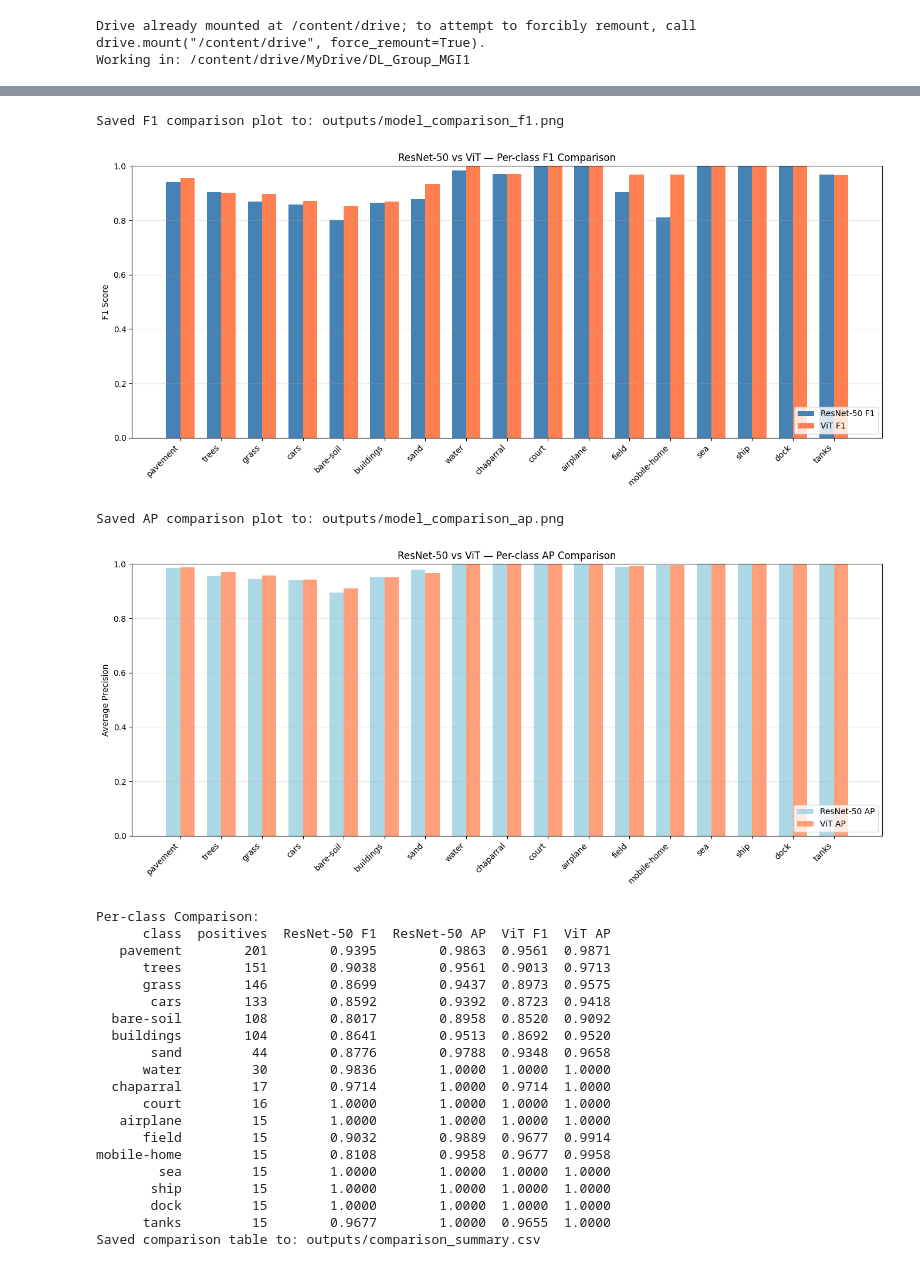
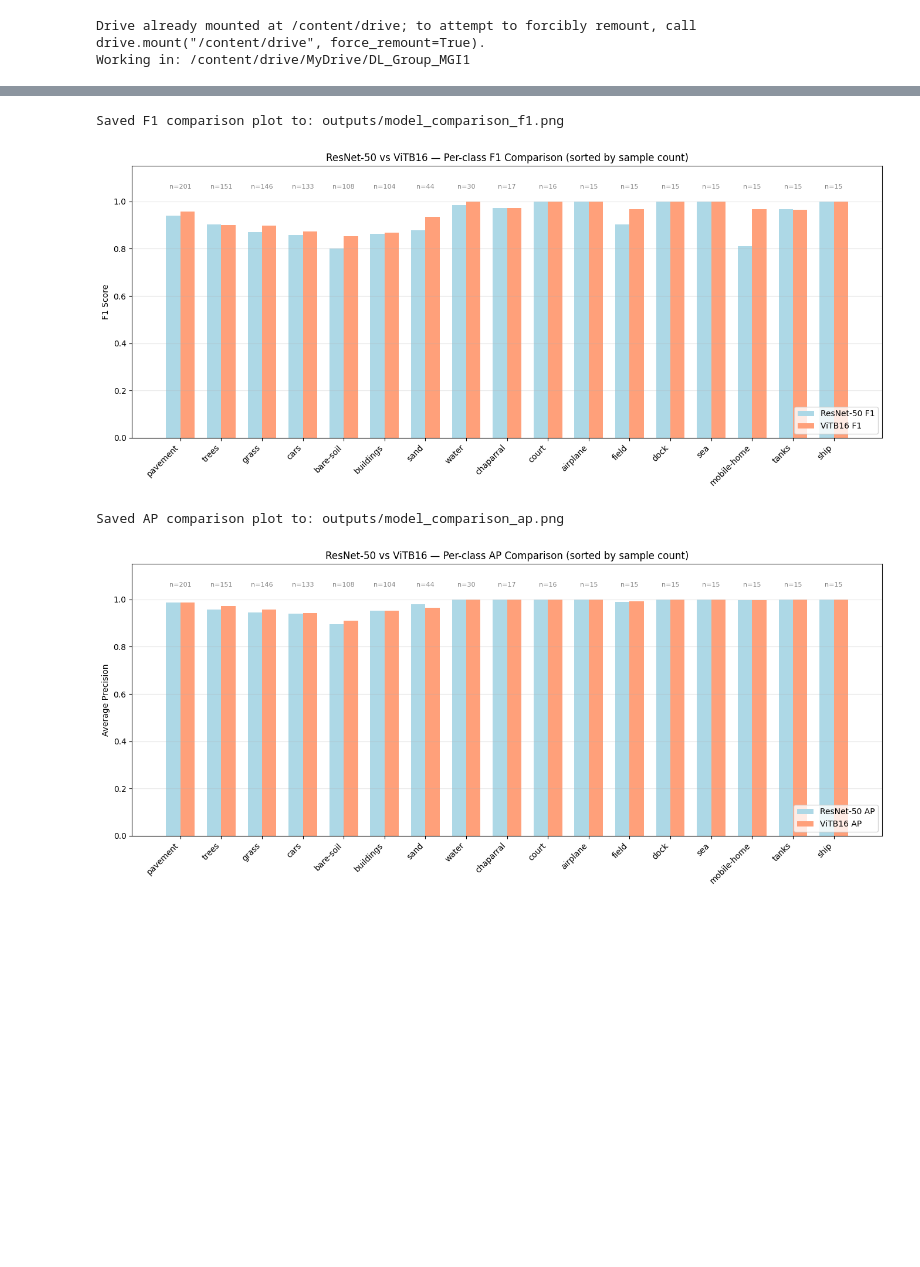
Before and after one commit to gabrielcastrob/Deep_learning_WUR, a Jupyter notebook: notebooks/ModelComparison.ipynb, the cells around one changed output, grey strips where cells are left out. Saved outputs shown, nothing was run; the diff lists cells and outputs as text; code cells hidden in the pictures; blank space fills up the shorter version.

Commit message:
utils model f1 comparison

```diff
--- a/notebooks/ModelComparison.ipynb
+++ b/notebooks/ModelComparison.ipynb
@@ -100,3 +77,14 @@ output_df_V = pd.read_csv(f"outputs/{Model_V}_multilabel_test_results.csv")
 test_preds_V = output_df_V[[f"{c}_pred" for c in classes]].values
 test_labels_V = output_df_V[[f"{c}_label" for c in classes]].values
 test_probs_V = output_df_V[[f"{c}_prob" for c in classes]].values
+
+
+# Calcualte the n for each class
+class_counts_R = test_labels_R.sum(axis=0)
+class_counts_V = test_labels_V.sum(axis=0)
+
+class_counts_R == class_counts_V
+
+class_counts_df = pd.DataFrame({
+    "Class": classes,
+    "Count": class_counts_R,})
@@ -217,34 +91,14 @@ def plot_per_class_metrics_comparison(
 # %%
-fig_f1, ax_f1, fig_ap, ax_ap, summary = plot_per_class_metrics_comparison(
+from utils import plot_per_class_metrics_comparison
+fig_f1, ax_f1, fig_ap, ax_ap = plot_per_class_metrics_comparison(
     test_labels_R, test_preds_R, test_probs_R,
     test_labels_V, test_preds_V, test_probs_V,
-    classes,
+    class_counts_df,
     model_name1="ResNet-50",
     model_name2="ViTB16",
-    save_path="outputs/model_comparison.png",
-    csv_output=None)
+    save_path="outputs/model_comparison.png")
 # %% [output]
 Saved F1 comparison plot to: outputs/model_comparison_f1.png
-[figure, old version]
+[figure, new version]
 Saved AP comparison plot to: outputs/model_comparison_ap.png
-[figure, old version]
+[figure, new version]
-Per-class Comparison:
-      class  positives  ResNet-50 F1  ResNet-50 AP  ViT F1  ViT AP
-   pavement        201        0.9395        0.9863  0.9561  0.9871
-      trees        151        0.9038        0.9561  0.9013  0.9713
-      grass        146        0.8699        0.9437  0.8973  0.9575
-       cars        133        0.8592        0.9392  0.8723  0.9418
-  bare-soil        108        0.8017        0.8958  0.8520  0.9092
-  buildings        104        0.8641        0.9513  0.8692  0.9520
-       sand         44        0.8776        0.9788  0.9348  0.9658
-      water         30        0.9836        1.0000  1.0000  1.0000
-  chaparral         17        0.9714        1.0000  0.9714  1.0000
-      court         16        1.0000        1.0000  1.0000  1.0000
-   airplane         15        1.0000        1.0000  1.0000  1.0000
-      field         15        0.9032        0.9889  0.9677  0.9914
-mobile-home         15        0.8108        0.9958  0.9677  0.9958
-        sea         15        1.0000        1.0000  1.0000  1.0000
-       ship         15        1.0000        1.0000  1.0000  1.0000
-       dock         15        1.0000        1.0000  1.0000  1.0000
-      tanks         15        0.9677        1.0000  0.9655  1.0000
-Saved comparison table to: outputs/comparison_summary.csv
```
Also changed, not shown: parts of 4 cells of this notebook, 1 other file.
